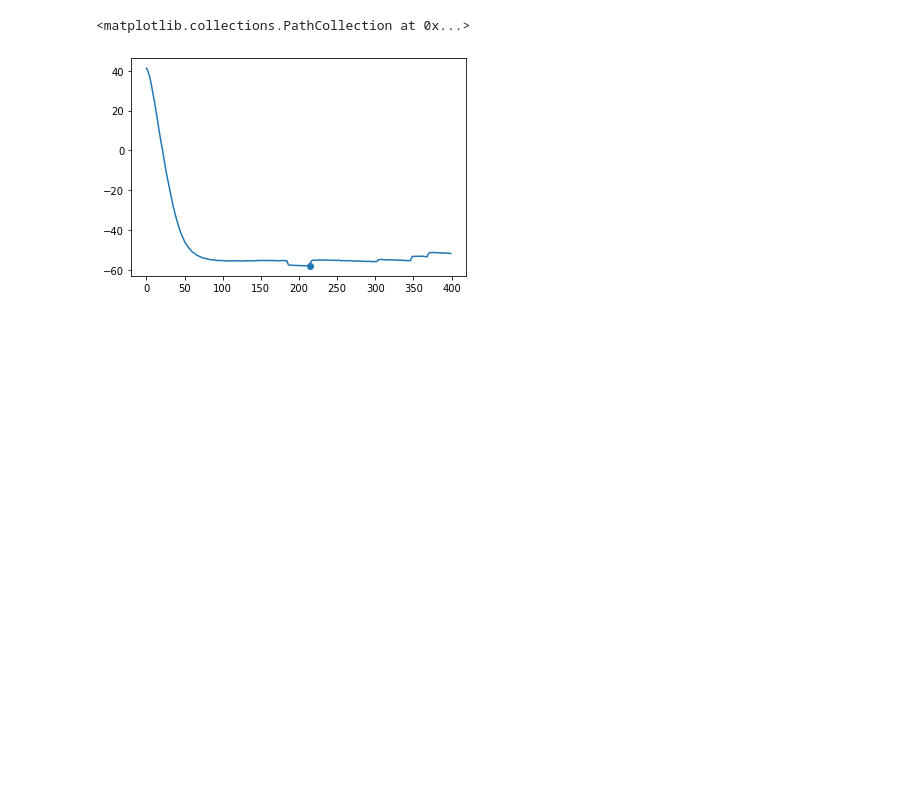
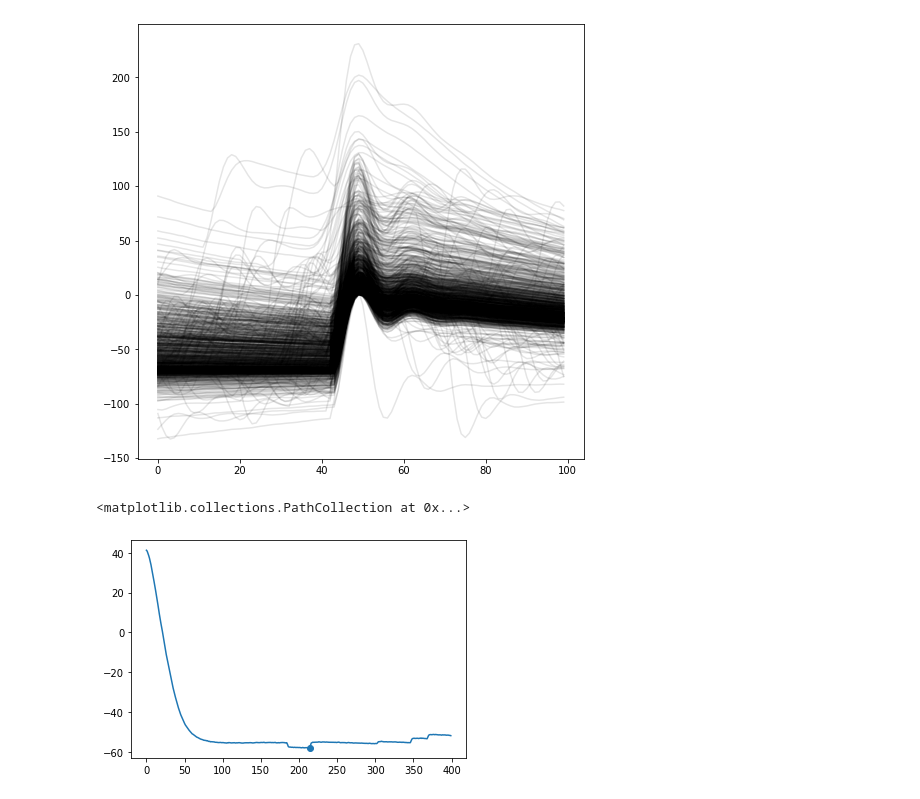
Before and after one commit to Nishant-codex/single_cell_analysis, a Jupyter notebook: notebooks/Dynamic I_V.ipynb, the cells around one changed output. Drawn from its saved outputs; the diff is of its cells as text; code cells hidden in the pictures; blank space fills up the shorter version.

```diff
--- a/notebooks/Dynamic I_V.ipynb
+++ b/notebooks/Dynamic I_V.ipynb
@@ -33,3 +66,10 @@ from utils import *
+# %%
+plt.figure(figsize=[8,8])
+for i in range(len(data_i['spikeindices'])):
+    spike = data_i['membrane_potential'][data_i['spikeindices'][i]-50:data_i['spikeindices'][i]+50]
+    plt.plot((spike),c='k',alpha=.1)
+# %% [output]
+[figure, added]
 # %%
 data_c1 = loadmatInPy('G:/My Drive/Analyzed/'+'asli_1-18-7-19_E1'+'_analyzed.mat')
 # %%
```
Also changed, not shown: parts of 5 cells of this notebook, 5 other files.
